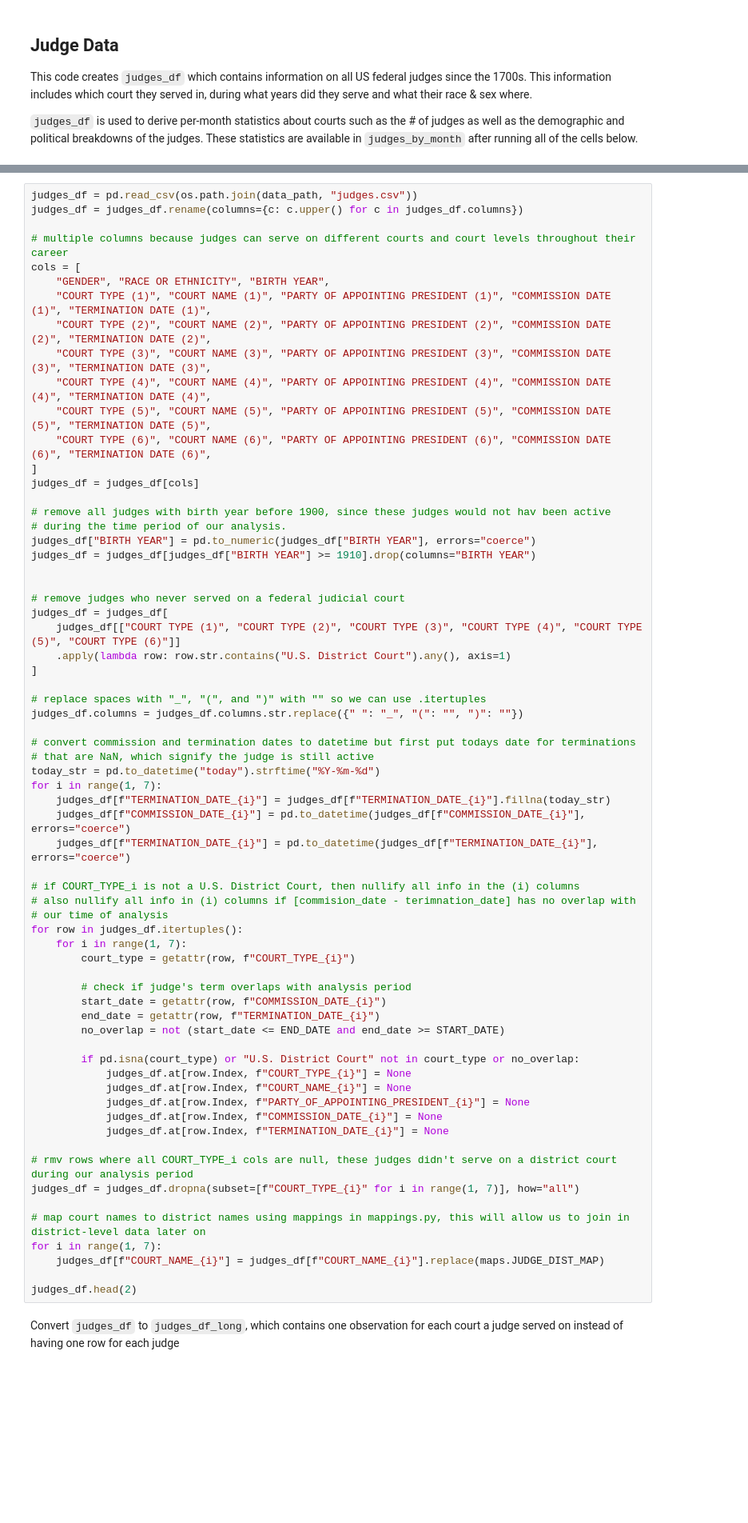
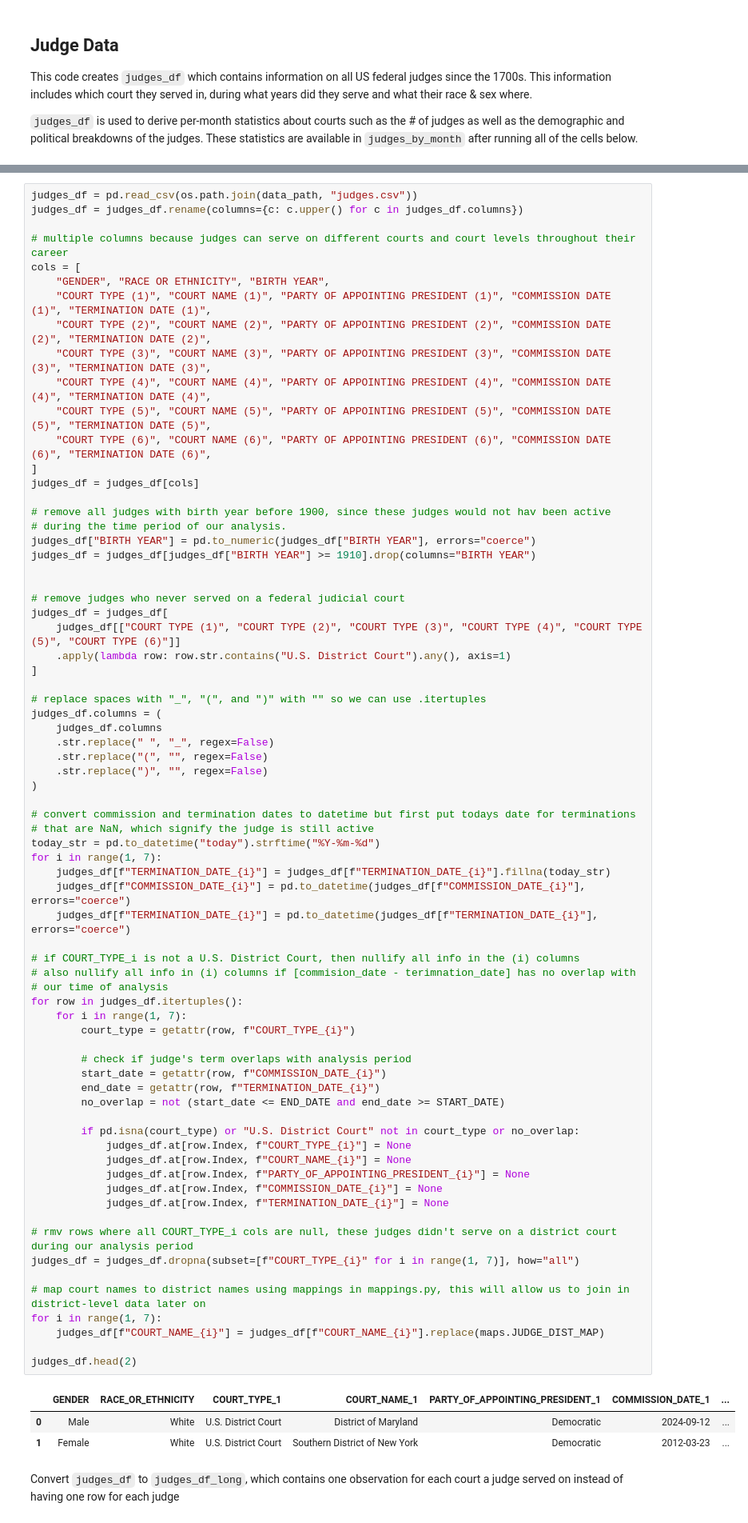
Before and after one commit to aj-bei/USSC-Fairness-Analysis-DTSC-430X-Capstone-, a Jupyter notebook: scripts/DTSC430XCapstoneSourceCd.ipynb, the cells around one changed output, grey strips where cells are left out. Shown at 80% size. Drawn from its saved outputs; the diff is of its cells as text; blank space fills up the shorter version.

```diff
--- a/scripts/DTSC430XCapstoneSourceCd.ipynb
+++ b/scripts/DTSC430XCapstoneSourceCd.ipynb
@@ -219,7 +249,12 @@ judges_df = judges_df[
 ]
 
 # replace spaces with "_", "(", and ")" with "" so we can use .itertuples
-judges_df.columns = judges_df.columns.str.replace({" ": "_", "(": "", ")": ""})
+judges_df.columns = (
+    judges_df.columns
+    .str.replace(" ", "_", regex=False)
+    .str.replace("(", "", regex=False)
+    .str.replace(")", "", regex=False)
+)
 
 # convert commission and termination dates to datetime but first put todays date for terminations
 # that are NaN, which signify the judge is still active
@@ -229,33 +264,37 @@ for i in range(1, 7):
     judges_df[f"COMMISSION_DATE_{i}"] = pd.to_datetime(judges_df[f"COMMISSION_DATE_{i}"], errors="coerce")
     judges_df[f"TERMINATION_DATE_{i}"] = pd.to_datetime(judges_df[f"TERMINATION_DATE_{i}"], errors="coerce")
 
 # if COURT_TYPE_i is not a U.S. District Court, then nullify all info in the (i) columns
 # also nullify all info in (i) columns if [commision_date - terimnation_date] has no overlap with
 # our time of analysis
 for row in judges_df.itertuples():
     for i in range(1, 7):
         court_type = getattr(row, f"COURT_TYPE_{i}")
 
         # check if judge's term overlaps with analysis period
         start_date = getattr(row, f"COMMISSION_DATE_{i}")
         end_date = getattr(row, f"TERMINATION_DATE_{i}")
         no_overlap = not (start_date <= END_DATE and end_date >= START_DATE)
 
         if pd.isna(court_type) or "U.S. District Court" not in court_type or no_overlap:
             judges_df.at[row.Index, f"COURT_TYPE_{i}"] = None
             judges_df.at[row.Index, f"COURT_NAME_{i}"] = None
             judges_df.at[row.Index, f"PARTY_OF_APPOINTING_PRESIDENT_{i}"] = None
             judges_df.at[row.Index, f"COMMISSION_DATE_{i}"] = None
             judges_df.at[row.Index, f"TERMINATION_DATE_{i}"] = None
 
 # rmv rows where all COURT_TYPE_i cols are null, these judges didn't serve on a district court during our analysis period
 judges_df = judges_df.dropna(subset=[f"COURT_TYPE_{i}" for i in range(1, 7)], how="all")
 
 # map court names to district names using mappings in mappings.py, this will allow us to join in district-level data later on
 for i in range(1, 7):
     judges_df[f"COURT_NAME_{i}"] = judges_df[f"COURT_NAME_{i}"].replace(maps.JUDGE_DIST_MAP)
 
 judges_df.head(2)
+# %% [output]
+|  | GENDER | RACE_OR_ETHNICITY | COURT_TYPE_1 | COURT_NAME_1 | PARTY_OF_APPOINTING_PRESIDENT_1 | COMMISSION_DATE_1 | ... |
+| 0 | Male | White | U.S. District Court | District of Maryland | Democratic | 2024-09-12 | ... |
+| 1 | Female | White | U.S. District Court | Southern District of New York | Democratic | 2012-03-23 | ... |
 # %% [markdown]
 Convert `judges_df` to `judges_df_long`, which contains one observation for each court a judge served on instead of having one row for each judge
 # %%
```
Also changed, not shown: parts of 25 cells of this notebook, 1 other file.
